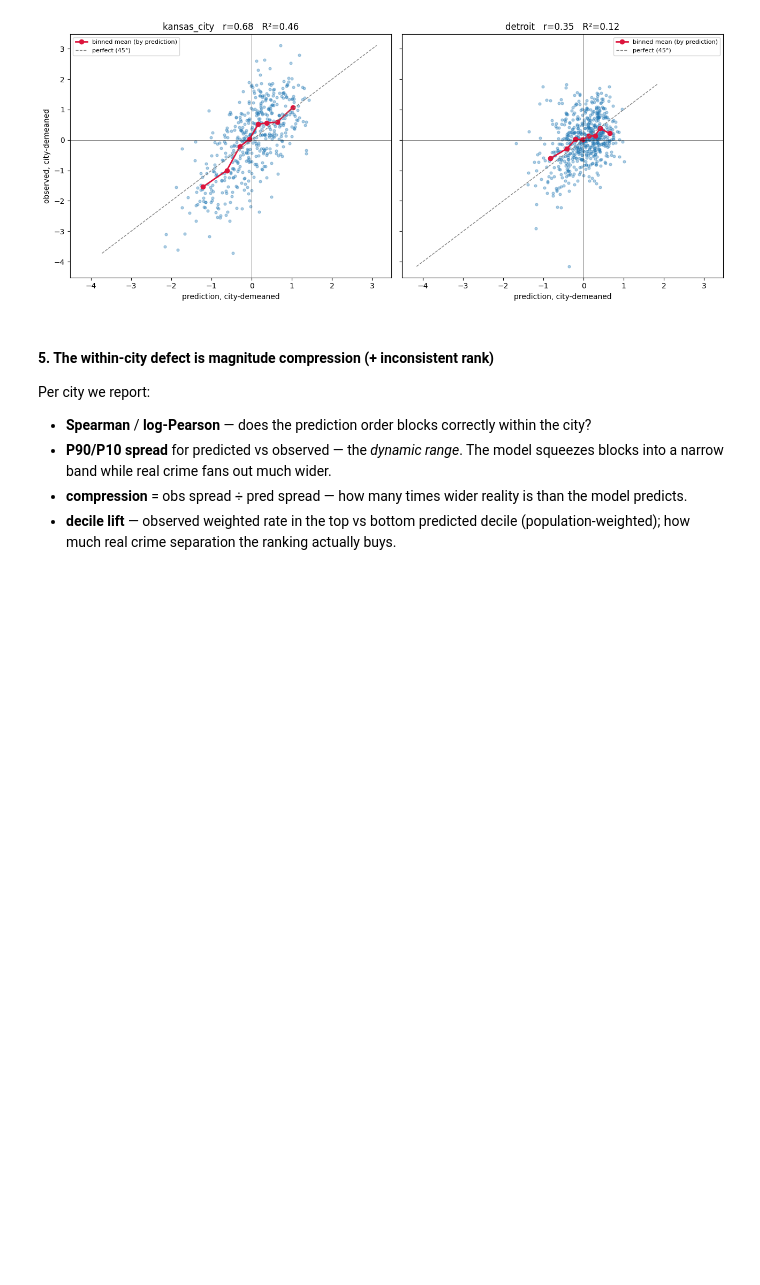
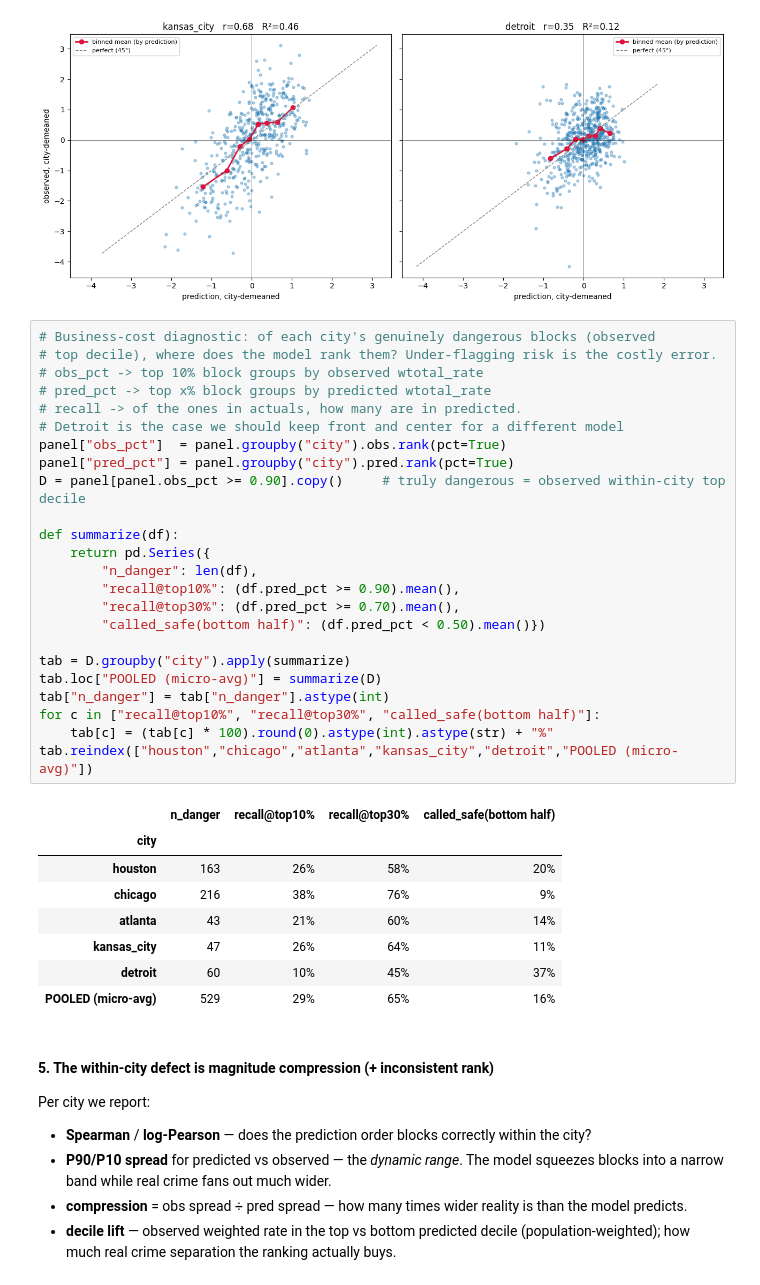
Before and after one commit to eprashar-clgx/crime-idx-2026, a Jupyter notebook: notebooks/regression_modelling/models/04_bg_comparison.ipynb, the cells around one changed output. Saved outputs shown, nothing was run; the diff lists cells and outputs as text; blank space fills up the shorter version.

Commit message:
added decile analysis to articulate current model's shortcoming

```diff
--- a/notebooks/regression_modelling/models/04_bg_comparison.ipynb
+++ b/notebooks/regression_modelling/models/04_bg_comparison.ipynb
@@ -323,6 +323,39 @@ axes[0].set_ylabel("observed, city-demeaned")
 plt.tight_layout(); plt.show()
 # %% [output]
 [figure]
+# %%
+# Business-cost diagnostic: of each city's genuinely dangerous blocks (observed
+# top decile), where does the model rank them? Under-flagging risk is the costly error.
+# obs_pct -> top 10% block groups by observed wtotal_rate
+# pred_pct -> top x% block groups by predicted wtotal_rate
+# recall -> of the ones in actuals, how many are in predicted.
+# Detroit is the case we should keep front and center for a different model
+panel["obs_pct"]  = panel.groupby("city").obs.rank(pct=True)
+panel["pred_pct"] = panel.groupby("city").pred.rank(pct=True)
+D = panel[panel.obs_pct >= 0.90].copy()     # truly dangerous = observed within-city top decile
+
+def summarize(df):
+    return pd.Series({
+        "n_danger": len(df),
+        "recall@top10%": (df.pred_pct >= 0.90).mean(),
+        "recall@top30%": (df.pred_pct >= 0.70).mean(),
+        "called_safe(bottom half)": (df.pred_pct < 0.50).mean()})
+
+tab = D.groupby("city").apply(summarize)
+tab.loc["POOLED (micro-avg)"] = summarize(D)
+tab["n_danger"] = tab["n_danger"].astype(int)
+for c in ["recall@top10%", "recall@top30%", "called_safe(bottom half)"]:
+    tab[c] = (tab[c] * 100).round(0).astype(int).astype(str) + "%"
+tab.reindex(["houston","chicago","atlanta","kansas_city","detroit","POOLED (micro-avg)"])
+# %% [output]
+|  | n_danger | recall@top10% | recall@top30% | called_safe(bottom half) |
+| city |  |  |  |  |
+| houston | 163 | 26% | 58% | 20% |
+| chicago | 216 | 38% | 76% | 9% |
+| atlanta | 43 | 21% | 60% | 14% |
+| kansas_city | 47 | 26% | 64% | 11% |
+| detroit | 60 | 10% | 45% | 37% |
+| POOLED (micro-avg) | 529 | 29% | 65% | 16% |
 # %% [markdown]
 #### 5. The within-city defect is **magnitude compression** (+ inconsistent rank)
 
```
